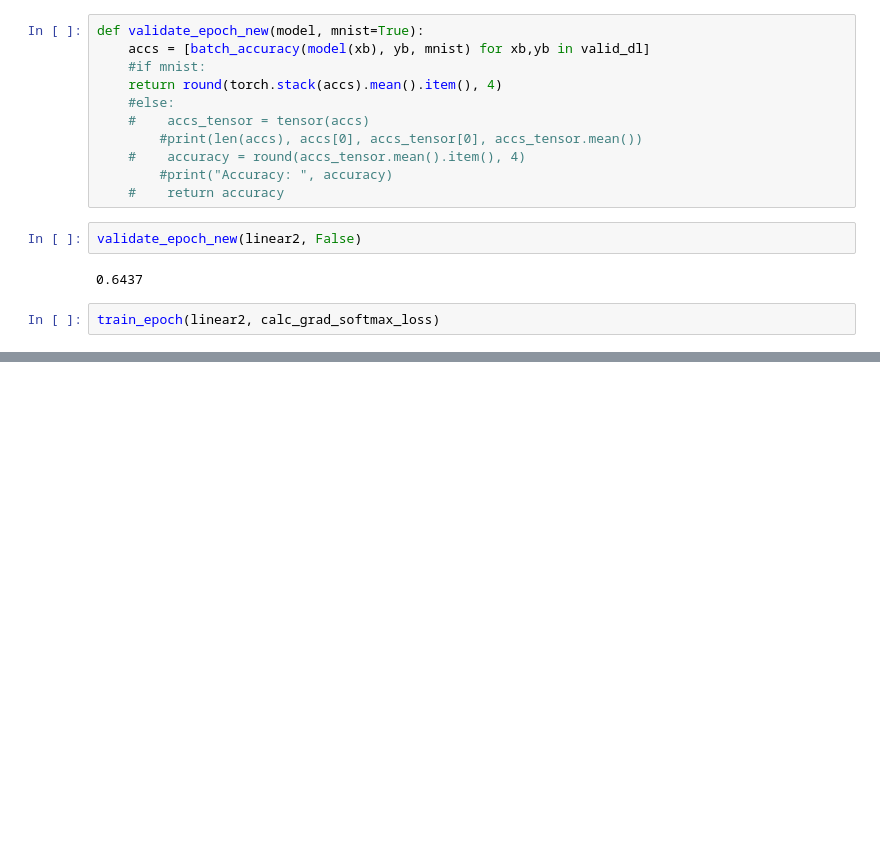
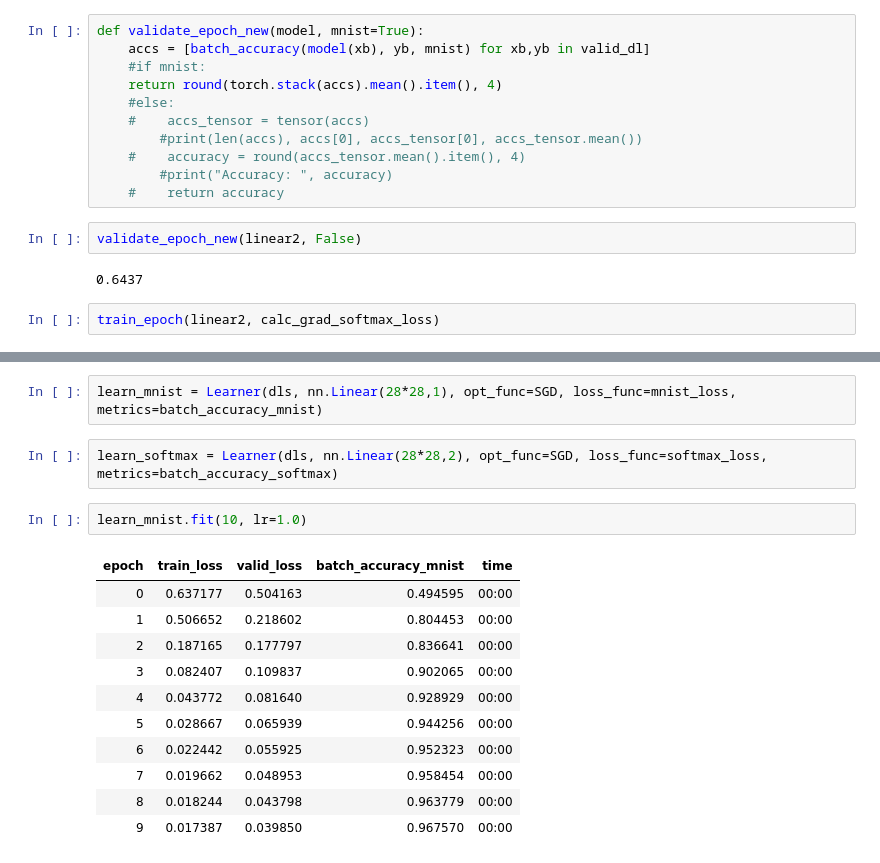
Before and after one commit to rkishore/fastai2020-coursev4, a Jupyter notebook: nbs/04_mnist_basics_with_softmax.ipynb, the cells around one changed output, grey strips where cells are left out. Saved outputs shown, nothing was run; the diff lists cells and outputs as text; blank space fills up the shorter version.

```diff
--- a/nbs/04_mnist_basics_with_softmax.ipynb
+++ b/nbs/04_mnist_basics_with_softmax.ipynb
@@ -441,0 +446,18 @@ tensor(0.0322)
+# %%
+learn_mnist = Learner(dls, nn.Linear(28*28,1), opt_func=SGD, loss_func=mnist_loss, metrics=batch_accuracy_mnist)
+# %%
+learn_softmax = Learner(dls, nn.Linear(28*28,2), opt_func=SGD, loss_func=softmax_loss, metrics=batch_accuracy_softmax)
+# %%
+learn_mnist.fit(10, lr=1.0)
+# %% [output]
+| epoch | train_loss | valid_loss | batch_accuracy_mnist | time |
+| 0 | 0.637177 | 0.504163 | 0.494595 | 00:00 |
+| 1 | 0.506652 | 0.218602 | 0.804453 | 00:00 |
+| 2 | 0.187165 | 0.177797 | 0.836641 | 00:00 |
+| 3 | 0.082407 | 0.109837 | 0.902065 | 00:00 |
+| 4 | 0.043772 | 0.081640 | 0.928929 | 00:00 |
+| 5 | 0.028667 | 0.065939 | 0.944256 | 00:00 |
+| 6 | 0.022442 | 0.055925 | 0.952323 | 00:00 |
+| 7 | 0.019662 | 0.048953 | 0.958454 | 00:00 |
+| 8 | 0.018244 | 0.043798 | 0.963779 | 00:00 |
+| 9 | 0.017387 | 0.039850 | 0.967570 | 00:00 |
```
Also changed, not shown: parts of 18 cells of this notebook.
